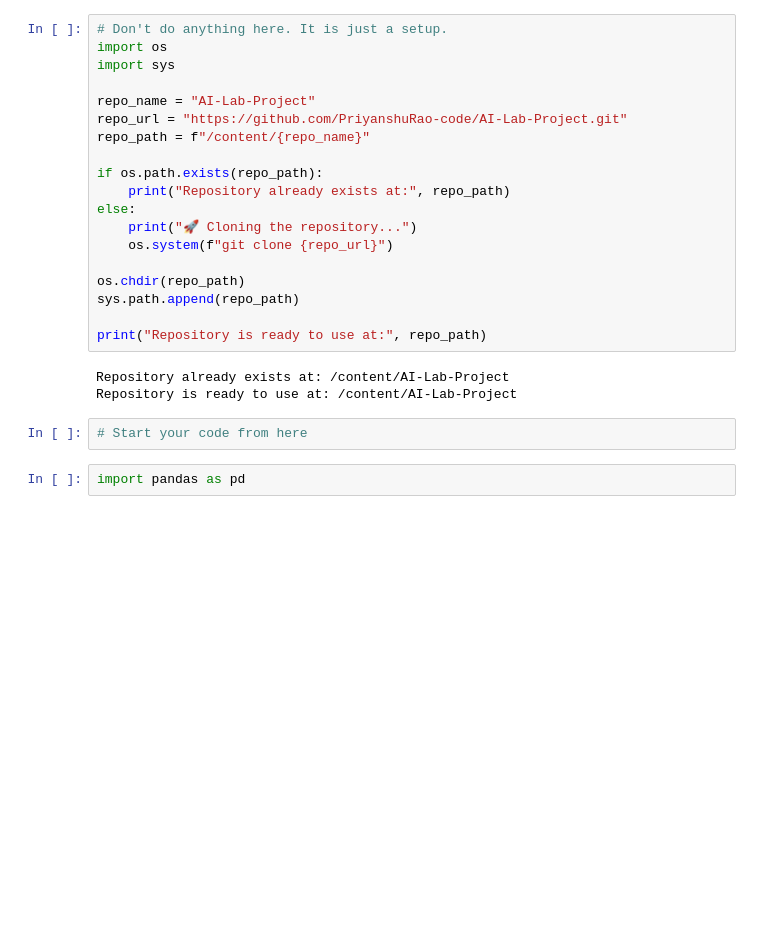
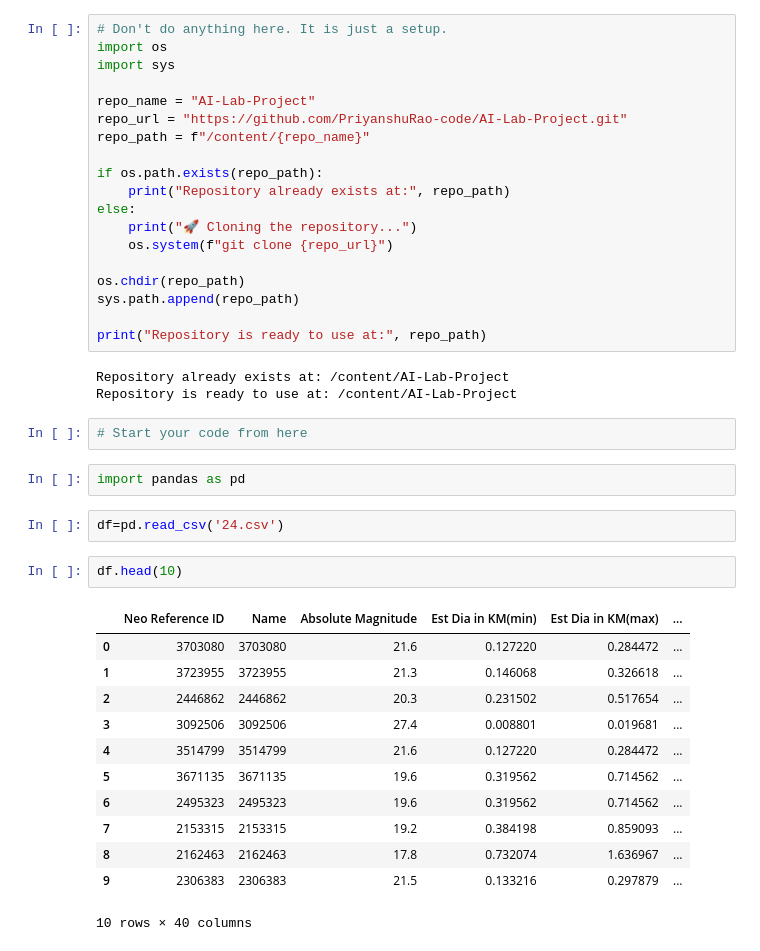
Before and after one commit to PriyanshuRao-code/AI-Lab-Project, a Jupyter notebook: team_24_data_preprocessing.ipynb, the cells around one changed output. Saved outputs shown, nothing was run; the diff lists cells and outputs as text; blank space fills up the shorter version.

```diff
--- a/team_24_data_preprocessing.ipynb
+++ b/team_24_data_preprocessing.ipynb
@@ -26,4 +26,21 @@ Repository is ready to use at: /content/AI-Lab-Project
 # Start your code from here
 # %%
 import pandas as pd
+# %%
+df=pd.read_csv('24.csv')
+# %%
+df.head(10)
+# %% [output]
+|  | Neo Reference ID | Name | Absolute Magnitude | Est Dia in KM(min) | Est Dia in KM(max) | ... |
+| 0 | 3703080 | 3703080 | 21.6 | 0.127220 | 0.284472 | ... |
+| 1 | 3723955 | 3723955 | 21.3 | 0.146068 | 0.326618 | ... |
+| 2 | 2446862 | 2446862 | 20.3 | 0.231502 | 0.517654 | ... |
+| 3 | 3092506 | 3092506 | 27.4 | 0.008801 | 0.019681 | ... |
+| 4 | 3514799 | 3514799 | 21.6 | 0.127220 | 0.284472 | ... |
+| 5 | 3671135 | 3671135 | 19.6 | 0.319562 | 0.714562 | ... |
+| 6 | 2495323 | 2495323 | 19.6 | 0.319562 | 0.714562 | ... |
+| 7 | 2153315 | 2153315 | 19.2 | 0.384198 | 0.859093 | ... |
+| 8 | 2162463 | 2162463 | 17.8 | 0.732074 | 1.636967 | ... |
+| 9 | 2306383 | 2306383 | 21.5 | 0.133216 | 0.297879 | ... |
+10 rows × 40 columns
 # %%
```
Also changed, not shown: parts of 24 cells of this notebook.
